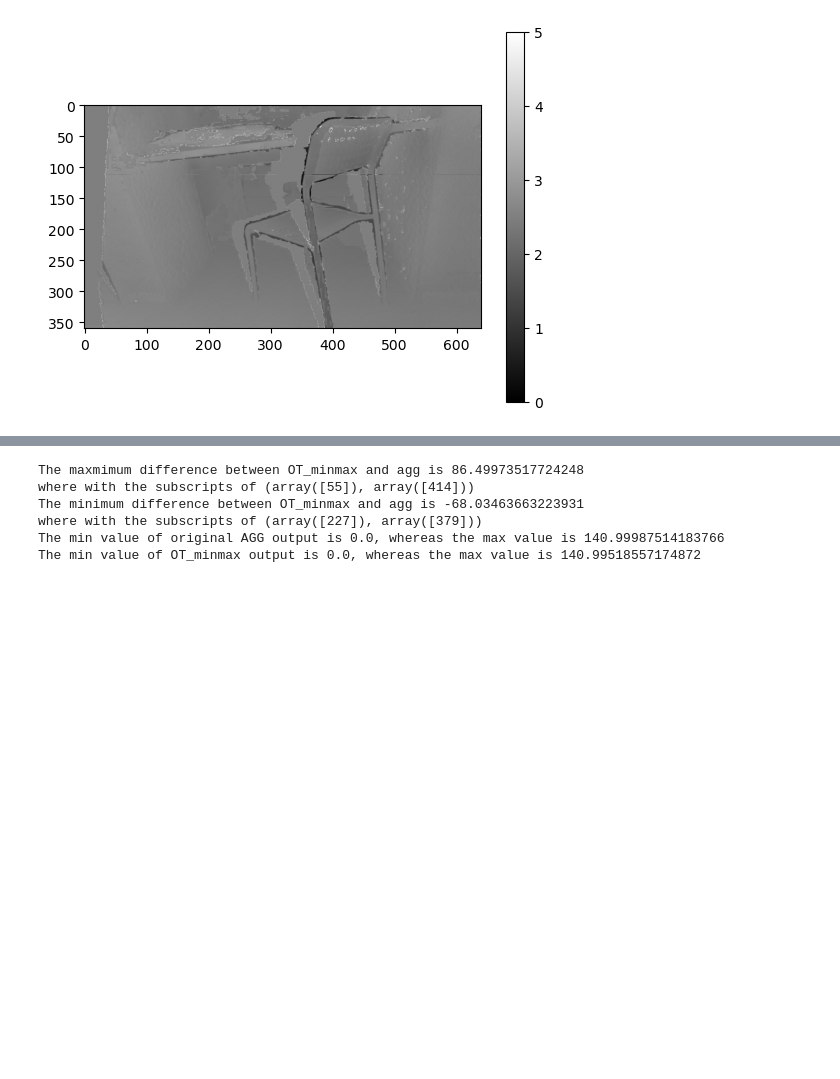
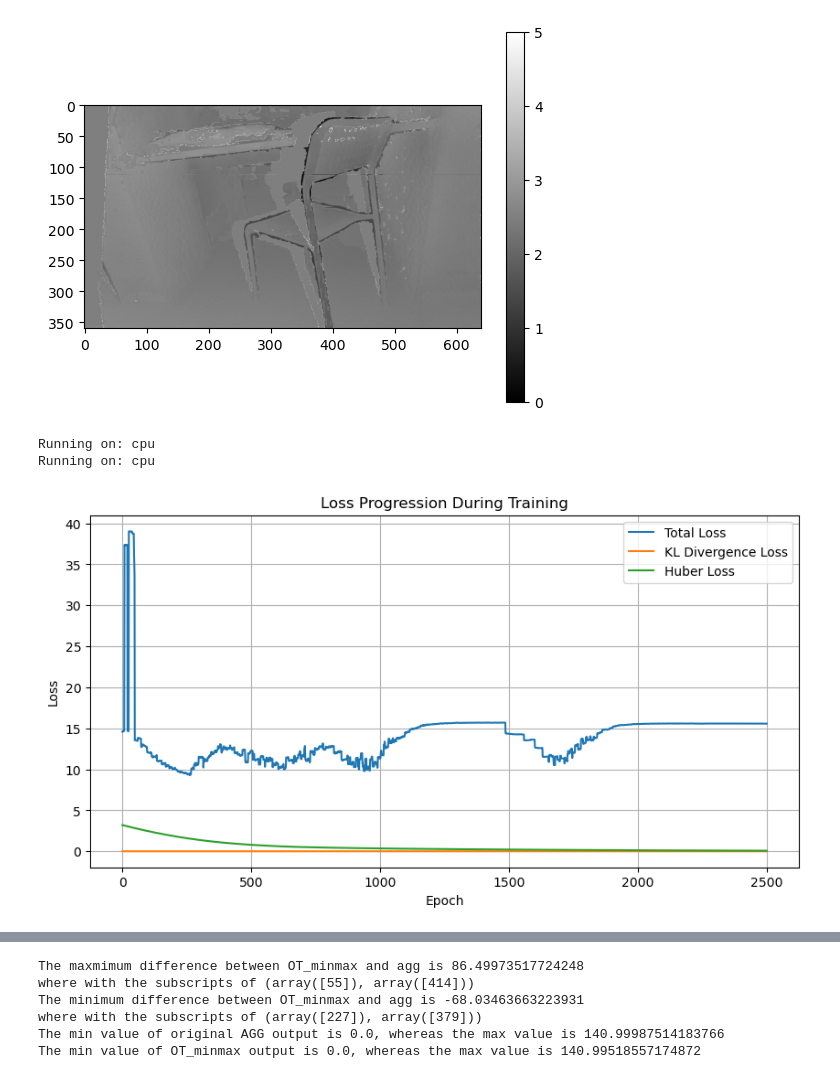
Before and after one commit to WEIIEW97/disp-refine-by-OT, a Jupyter notebook: vis.ipynb, the cells around one changed output, grey strips where cells are left out. Cells and saved outputs as stored; diff of their text form; code cells hidden in the pictures; blank space fills up the shorter version.

```diff
--- a/vis.ipynb
+++ b/vis.ipynb
@@ -209,3 +286,43 @@ figure_show(cm_diff_normal_agg_11, 2, 0, 5, True)
 # %% [output]
 [figure]
 [figure]
+# %%
+from drot.tune import KLTripletOptimizer
+import torch
+
+insuff_indices = np.where(scaled_agg_11 <= 10)
+dl_11_c = np.copy(dl_11)
+dl_v2_11_c = np.copy(dl_v2_11)
+
+dl_11_c[insuff_indices] = 0
+dl_v2_11_c[insuff_indices] = 0
+
+xs_11 = torch.tensor(minmax_11, dtype=torch.float32).unsqueeze(0).clone().detach()
+xs_v2_11 = torch.tensor(minmax_11, dtype=torch.float32).unsqueeze(0).clone().detach()
+xt_11 = torch.tensor(scaled_agg_11, dtype=torch.float32).unsqueeze(0)
+xd_11 = torch.tensor(dl_11_c, dtype=torch.float32).unsqueeze(0)
+xd_v2_11 = torch.tensor(dl_v2_11_c, dtype=torch.float32).unsqueeze(0)
+
+kl_optim_11 = KLTripletOptimizer(xs_11, xt_11, xd_11)
+kl_optim_11.weights_adjust(20000, 1)
+
+kl_optim_11_v2 = KLTripletOptimizer(xs_v2_11, xt_11, xd_v2_11)
+kl_optim_11_v2.weights_adjust(20000, 1)
+# %% [output]
+Running on: cpu
+Running on: cpu
+# %%
+kl_optim_11.train(2500)
+# %%
+plt.figure(figsize=(10, 5))
+plt.plot(kl_optim_11.total_losses, label='Total Loss')
+plt.plot(kl_optim_11.kl_losses, label='KL Divergence Loss')
+plt.plot(kl_optim_11.huber_losses, label='Huber Loss')
+plt.xlabel('Epoch')
+plt.ylabel('Loss')
+plt.title('Loss Progression During Training')
+plt.legend()
+plt.grid(True)
+plt.show()
+# %% [output]
+[figure, added]
```
Also changed, not shown: parts of 9 cells of this notebook.
